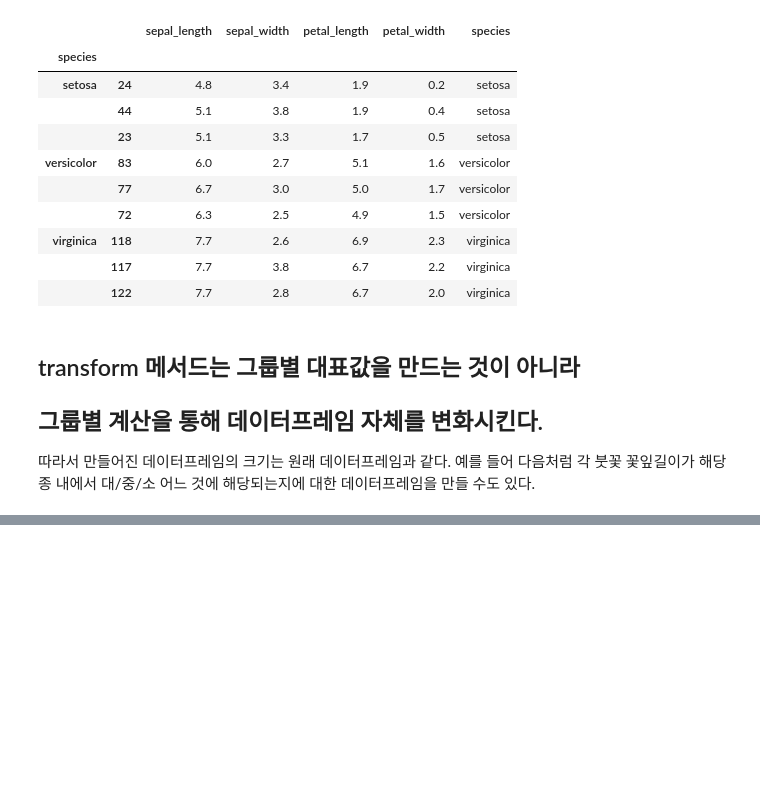
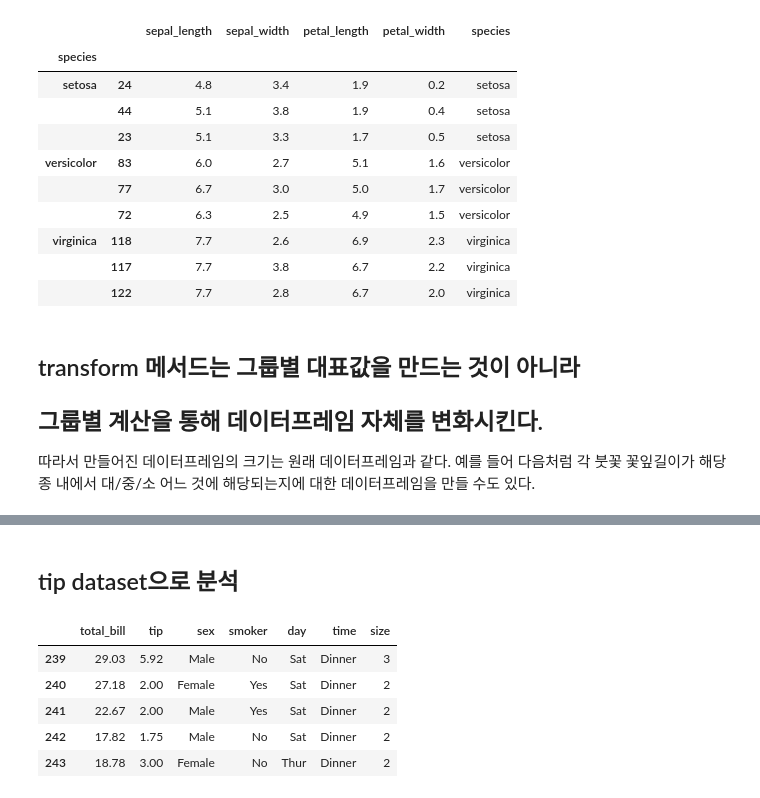
Before and after one commit to EGEG1212/Data-Analysis-2020, a Jupyter notebook: 03.Pandas/07.4.7피봇테이블과그룹분석+붓꽃.ipynb, the cells around one changed output, grey strips where cells are left out. Cells and saved outputs as stored; diff of their text form; code cells hidden in the pictures; blank space fills up the shorter version.

```diff
--- a/03.Pandas/07.4.7피봇테이블과그룹분석+붓꽃.ipynb
+++ b/03.Pandas/07.4.7피봇테이블과그룹분석+붓꽃.ipynb
@@ -287,0 +361,14 @@ NameError: name 'pd' is not defined
+# %% [markdown]
+## tip dataset으로 분석
+# %%
+import seaborn as sns
+tips = sns.load_dataset("tips")
+tips.tail()
+#음식값/ 팁/ 남여/ 흡연여부/어떤요일/시간타임/동행한인원
+# %% [output]
+|  | total_bill | tip | sex | smoker | day | time | size |
+| 239 | 29.03 | 5.92 | Male | No | Sat | Dinner | 3 |
+| 240 | 27.18 | 2.00 | Female | Yes | Sat | Dinner | 2 |
+| 241 | 22.67 | 2.00 | Male | Yes | Sat | Dinner | 2 |
+| 242 | 17.82 | 1.75 | Male | No | Sat | Dinner | 2 |
+| 243 | 18.78 | 3.00 | Female | No | Thur | Dinner | 2 |
```
Also changed, not shown: parts of 30 cells of this notebook, 4 other files.
